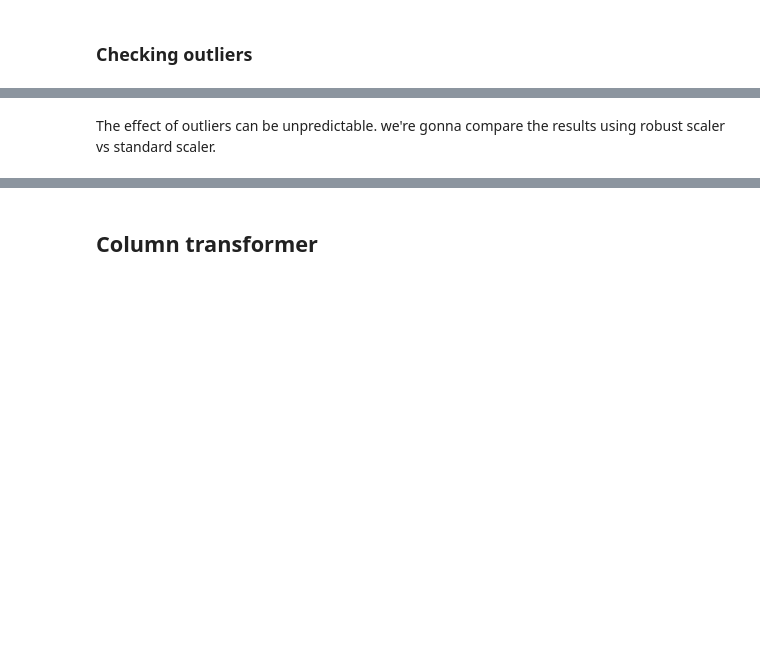
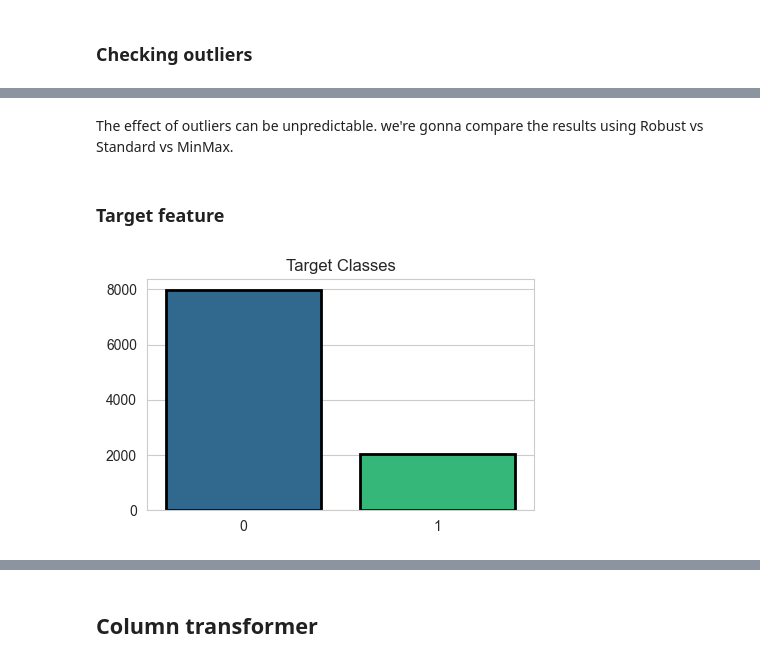
Before and after one commit to 0xArwa/churn-prediction-ann, a Jupyter notebook: DL-Assignment-1 (Classification with ANN-Churn Prediction)-Student.ipynb, the cells around one changed output, grey strips where cells are left out. Drawn from its saved outputs; the diff is of its cells as text; code cells hidden in the pictures; blank space fills up the shorter version.

```diff
--- a/DL-Assignment-1 (Classification with ANN-Churn Prediction)-Student.ipynb
+++ b/DL-Assignment-1 (Classification with ANN-Churn Prediction)-Student.ipynb
@@ -222,4 +252,18 @@ for column in columns:
 # %% [markdown]
-The effect of outliers can be unpredictable. we're gonna compare the results using robust scaler vs standard scaler.
+The effect of outliers can be unpredictable. we're gonna compare the results using Robust vs Standard vs MinMax.
 # %%
 categorical_features = ['IsActiveMember', 'HasCrCard', 'Gender' ,'Geography']
+# %% [markdown]
+### Target feature
+# %%
+c = df['Exited'].value_counts()
+# %%
+# visualizing our target distribution
+plt.figure(figsize=(5, 3))
+sns.barplot(x=c.index, y=c.values,
+            saturation=1, edgecolor='k',
+            linewidth=2, palette='viridis')
+plt.title(f'Target Classes')
+plt.show()
+# %% [output]
+[figure, added]
```
Also changed, not shown: parts of 96 cells of this notebook.
